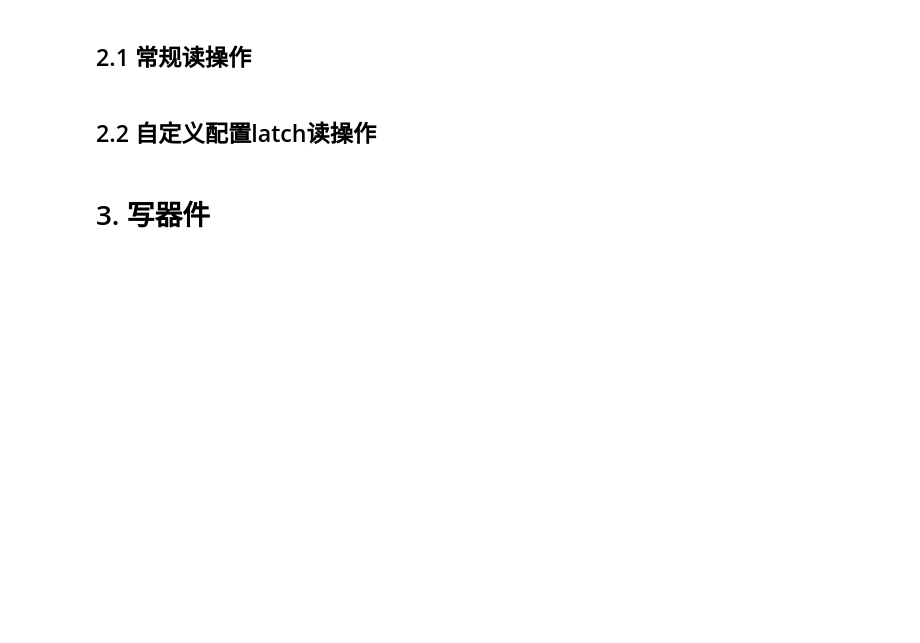
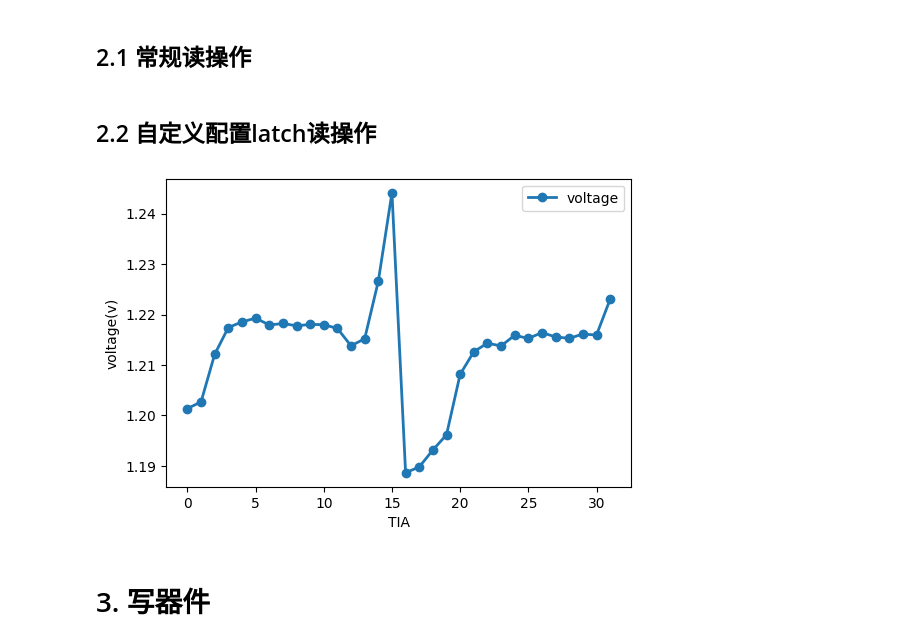
Before and after one commit to bei-meng/host_computer, a Jupyter notebook: examples/1debug模式示例.ipynb, the cells around one changed output. Drawn from its saved outputs; the diff is of its cells as text; code cells hidden in the pictures; blank space fills up the shorter version.

```diff
--- a/examples/1debug模式示例.ipynb
+++ b/examples/1debug模式示例.ipynb
@@ -39,30 +52,32 @@ print(f"电阻:{resistance}kΩ")
 ## 2.2 自定义配置latch读操作
 # %%
 chip.set_op_mode(read=True,from_row=True)
-chip.set_dac_read_V(0)
+chip.set_dac_read_V(0.1)
 chip.set_tia_gain(1)
 
 
 # 先需要reset所有的latch
 chip.set_cim_reset()
 
 # 选任意行配ltach
 # # 选任意行bank配32bit值
 chip.set_bank([i for i in range(8)],row=True,value=0xFFFF_FFFF)
 
 
 
 # # chip.set_latch([i for i in range(256)],row=False)
 chip.set_bank([i for i in range(8)],row=False,value=0xFFFF_FFFF)
 
 # 产生读脉冲, 并读出tia值
 chip.generate_read_pulse()
 voltage = chip.get_tia_out([k for k in range(32)])
 plot_v(v= voltage,figsize=(6,4))
 # tia = chip.setting.TIA_index_map(col)
 # print(tia)
 
 # plot_v(v= voltage,figsize=(6,4))
+# %% [output]
+[figure, added]
 # %%
 chip.set_op_mode(read=True,from_row=True)
 chip.set_dac_read_V(0.1)
```
Also changed, not shown: parts of 2 cells of this notebook, 4 other files.
